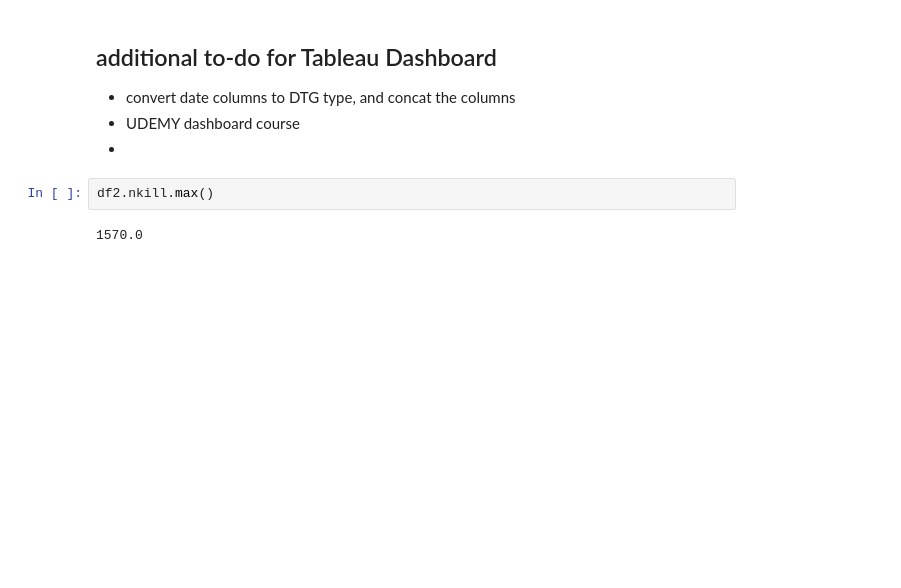
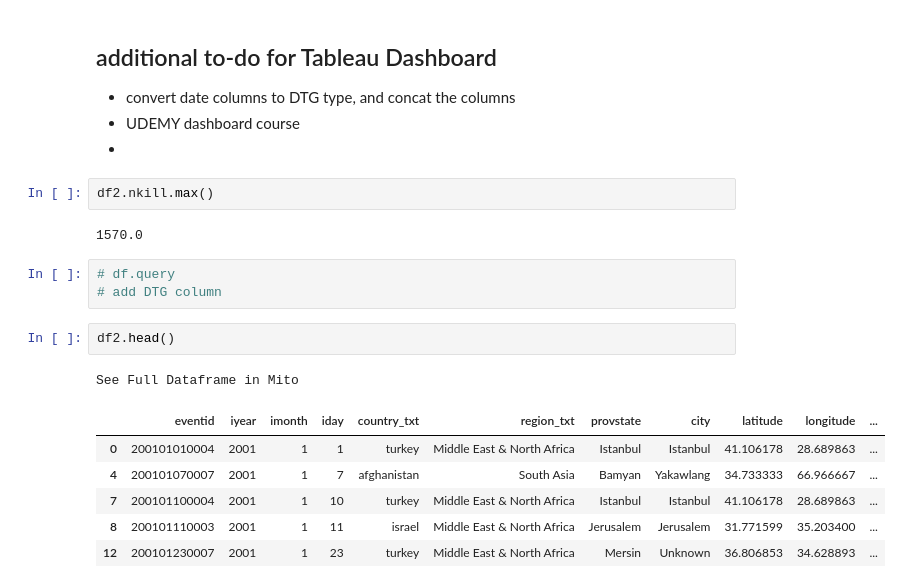
Before and after one commit to Predicting-Terrorism/predicting-terrorism, a Jupyter notebook: fred_lindsey_scratch_folder/acquire.ipynb, the cells around one changed output. Drawn from its saved outputs; the diff is of its cells as text; blank space fills up the shorter version.

```diff
--- a/fred_lindsey_scratch_folder/acquire.ipynb
+++ b/fred_lindsey_scratch_folder/acquire.ipynb
@@ -344,3 +344,16 @@ df2.to_csv('gtd_filtered.csv', index=False)
 df2.nkill.max()
 # %% [output]
 1570.0
+# %%
+# df.query
+# add DTG column
+# %%
+df2.head()
+# %% [output]
+See Full Dataframe in Mito
+|  | eventid | iyear | imonth | iday | country_txt | region_txt | provstate | city | latitude | longitude | ... |
+| 0 | 200101010004 | 2001 | 1 | 1 | turkey | Middle East & North Africa | Istanbul | Istanbul | 41.106178 | 28.689863 | ... |
+| 4 | 200101070007 | 2001 | 1 | 7 | afghanistan | South Asia | Bamyan | Yakawlang | 34.733333 | 66.966667 | ... |
+| 7 | 200101100004 | 2001 | 1 | 10 | turkey | Middle East & North Africa | Istanbul | Istanbul | 41.106178 | 28.689863 | ... |
+| 8 | 200101110003 | 2001 | 1 | 11 | israel | Middle East & North Africa | Jerusalem | Jerusalem | 31.771599 | 35.203400 | ... |
+| 12 | 200101230007 | 2001 | 1 | 23 | turkey | Middle East & North Africa | Mersin | Unknown | 36.806853 | 34.628893 | ... |
```
Also changed, not shown: parts of 18 cells of this notebook.
